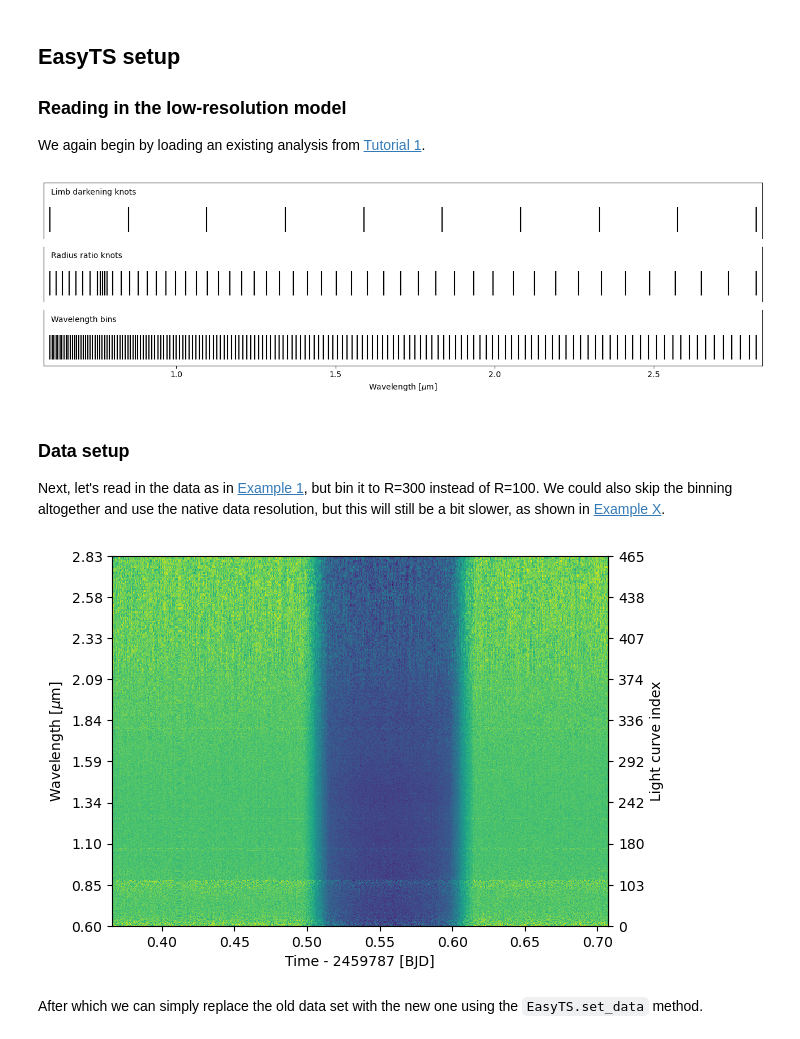
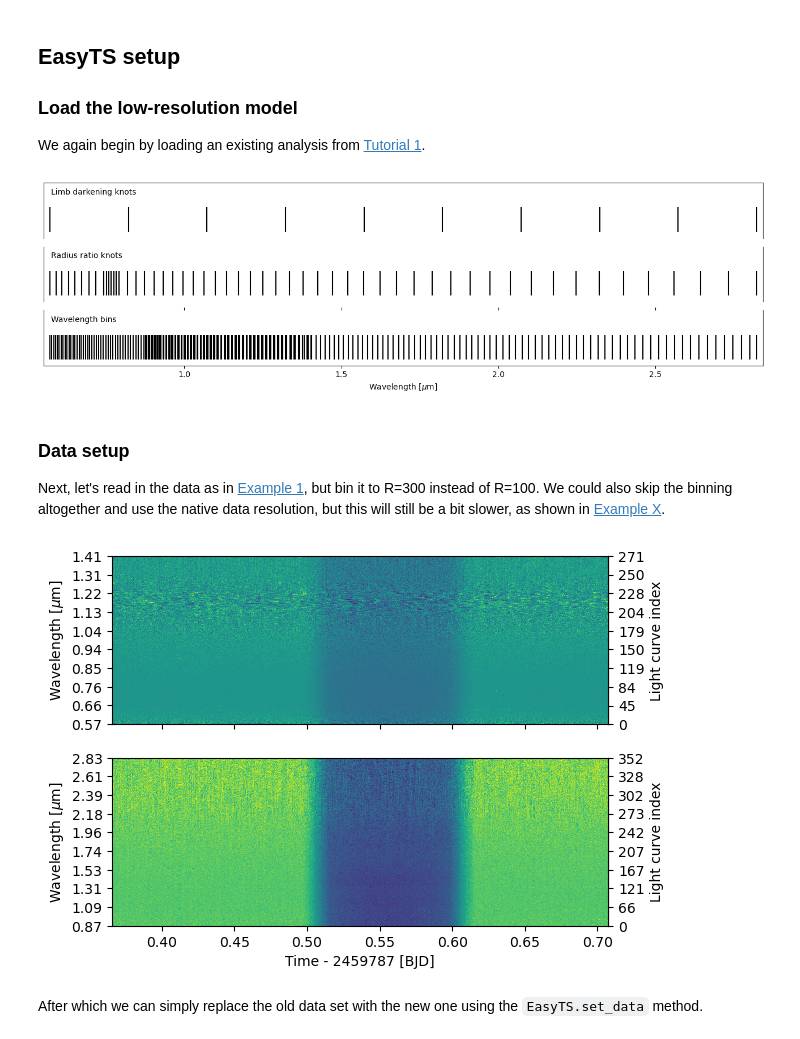
Before and after one commit to hpparvi/ExoIris, a Jupyter notebook: doc/source/examples/e01/03_increasing_data_resolution.ipynb, the cells around one changed output. Saved outputs shown, nothing was run; the diff lists cells and outputs as text; code cells hidden in the pictures.

```diff
--- a/doc/source/examples/e01/03_increasing_data_resolution.ipynb
+++ b/doc/source/examples/e01/03_increasing_data_resolution.ipynb
@@ -21,14 +21,14 @@ pargs = dict(figsize=(13,7), res_args=dict(pmin=5, pmax=95),
              trs_args=dict(xscale='log', ylim=(2.0, 2.2), xticks=[0.6, 0.88, 1.16, 1.44, 1.72, 2.0, 2.30, 2.8]))
 # %% [markdown]
 ## EasyTS setup
-### Reading in the low-resolution model
+### Load the low-resolution model
 
 We again begin by loading an existing analysis from [Tutorial 1](01a_not_so_short_intro.ipynb).
 # %%
-ts = load_model("01a_lowres_power2.fits", name='03a')
+ts = load_model("01a.fits", name='03a')
 ts.plot_setup();
 # %% [output]
-[figure, old version]
+[figure, new version]
 # %% [markdown]
 ### Data setup
 
@@ -36,17 +36,16 @@ Next, let's read in the data as in [Example 1](01a_not_so_short_intro_to_easyts.
 # %%
 def read_data(fname):
     with load_dataset(fname) as ds:
         return TSData(time=ds.time.values, wavelength=ds.wavelength.values, fluxes=ds.flux.values, errors=ds.error.values)
 
 d1 = read_data('data/nirHiss_order_1.h5')
 d2 = read_data('data/nirHiss_order_2.h5')
 d1.remove_outliers()
-d2.crop_wavelength(0.6, d1.wllims[0])
 d2.remove_outliers()
 db = d2.bin_wavelength(r = 300) + d1.bin_wavelength(r = 300)
 ax = db.plot()
 # %% [output]
-[figure, old version]
+[figure, new version]
 # %% [markdown]
 After which we can simply replace the old data set with the new one using the `EasyTS.set_data` method.
 # %%
```
Also changed, not shown: parts of 10 cells of this notebook.
